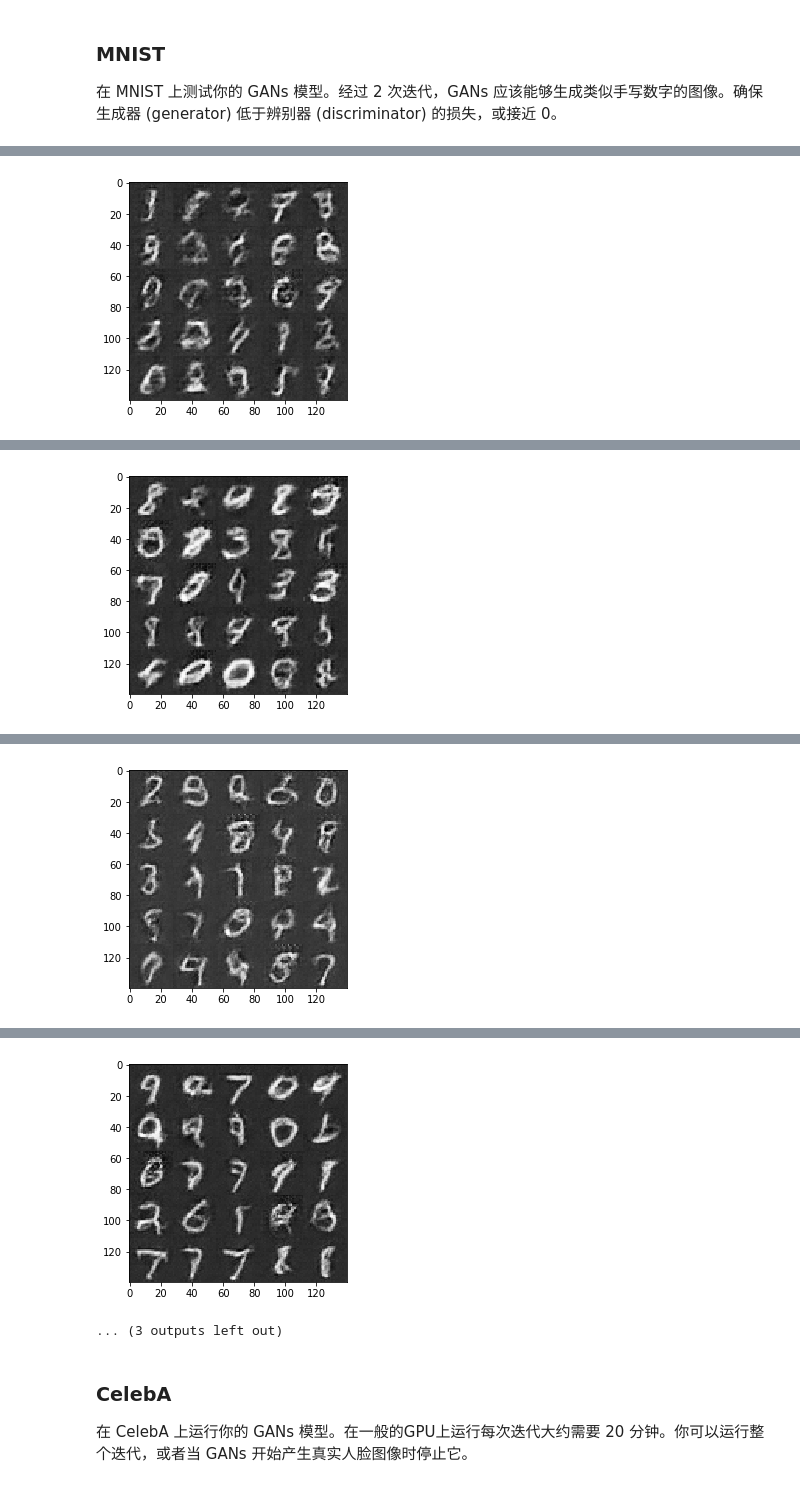
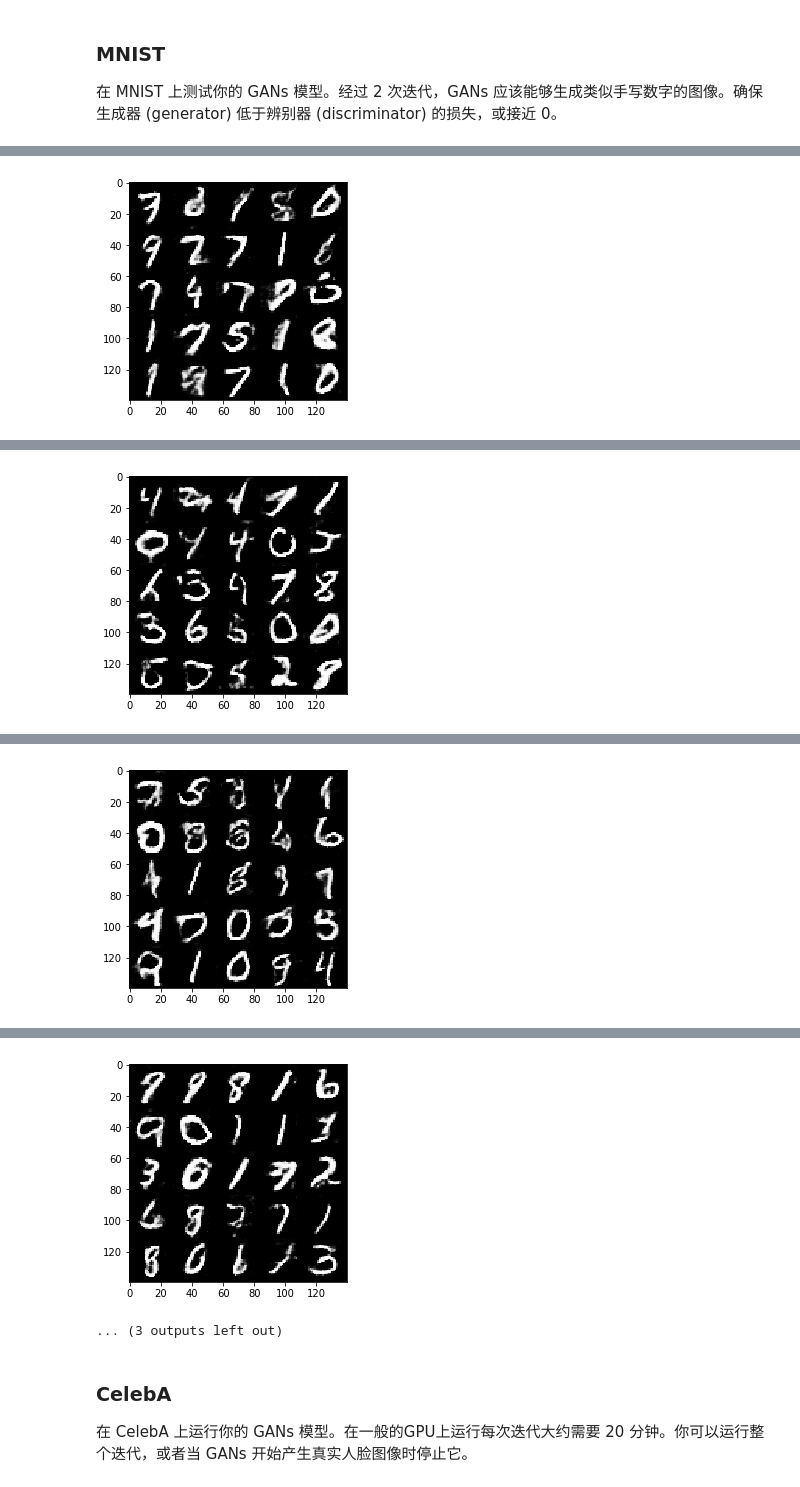
Before and after one commit to hongyang01613/dlnd_face_generation, a Jupyter notebook: dlnd_face_generation.ipynb, the cells around one changed output, grey strips where cells are left out. Drawn from its saved outputs; the diff is of its cells as text; code cells hidden in the pictures.

```diff
--- a/dlnd_face_generation.ipynb
+++ b/dlnd_face_generation.ipynb
@@ -151,18 +151,23 @@ def discriminator(images, reuse=False):
     # TODO: Implement Function
     with tf.variable_scope('discriminator', reuse=reuse):
 
-        x1 = tf.layers.conv2d(images, 64, 5, strides=2, padding='same')
+        x1 = tf.layers.conv2d(images, 64, 5, strides=2, padding='same',
+                              kernel_initializer=tf.contrib.layers.xavier_initializer())
         #x1 = tf.nn.relu(x1)
         #print('discriminator x1:', x1)
 
-        x2 = tf.layers.conv2d(x1, 128, 5, strides=2, padding='same')
+        x2 = tf.layers.conv2d(x1, 128, 5, strides=2, padding='same',
+                             kernel_initializer=tf.contrib.layers.xavier_initializer())
         x2 = tf.layers.batch_normalization(x2, training=True)
         x2 = tf.maximum(0.01 * x2, x2)
+        x2 = tf.nn.dropout(x2, keep_prob=0.8)
         #x2 = tf.nn.relu(x2)
         #print('discriminator x2:', x2)
-        x3 = tf.layers.conv2d(x2, 256, 5, strides=2, padding='same')
+        x3 = tf.layers.conv2d(x2, 256, 5, strides=2, padding='same',
+                             kernel_initializer=tf.contrib.layers.xavier_initializer())
         x3 = tf.layers.batch_normalization(x3, training=True)
         x3 = tf.maximum(0.01 * x3, x3)
+        x3 = tf.nn.dropout(x3, keep_prob=0.8)
         #x3 = tf.nn.relu(x3)
         #print('discriminator x3:', x3)
 
@@ -204,17 +209,20 @@ def generator(z, out_channel_dim, is_train=True):
         x = tf.reshape(x, (-1, 7, 7, 512))
         x = tf.layers.batch_normalization(x, training=is_train)
         x = tf.maximum(alpha * x, x)
+        #x = tf.nn.dropout(x, keep_prob=0.8)
 
         conv1 = tf.layers.conv2d_transpose(x, 256, 5, strides=1, padding="same")
         conv1 = tf.layers.batch_normalization(conv1, training=is_train)
         conv1 = tf.maximum(alpha * conv1, conv1)
+        #conv1 = tf.nn.dropout(conv1, keep_prob=0.8)
 
         conv2 = tf.layers.conv2d_transpose(conv1, 128, 5, strides=2, padding="same")
         conv2 = tf.layers.batch_normalization(conv2, training=is_train)
         conv2 = tf.maximum(alpha * conv2, conv2)
+        #conv2 = tf.nn.dropout(conv2, keep_prob=0.8)
 
         logits = tf.layers.conv2d_transpose(conv2, out_channel_dim, 5, strides=2, padding="same")
-    return tf.tanh(logits)
+    return 0.5 * tf.tanh(logits)
 
 
 
@@ -444,7 +452,7 @@ def train(epoch_count, batch_size, z_dim, learning_rate, beta1, get_batches, dat
 # %%
 batch_size = 32
 z_dim = 100
-learningRate = 0.0002
+learningRate = 0.001
 beta1 = 0.5
 
 
@@ -492 +500 @@ Epoch 1/2...1500 Discriminator Loss: 0.3951... Generator Loss: 3.1897
-[figure, old version]
+[figure, new version]
@@ -504 +512 @@ Epoch 2/2...2000 Discriminator Loss: 1.4961... Generator Loss: 4.4228
-[figure, old version]
+[figure, new version]
@@ -515 +523 @@ Epoch 2/2...2500 Discriminator Loss: 0.4640... Generator Loss: 2.3617
-[figure, old version]
+[figure, new version]
@@ -526,4 +534,4 @@ Epoch 2/2...3000 Discriminator Loss: 0.3827... Generator Loss: 3.4433
-[figure, old version]
+[figure, new version]
 ... (3 outputs left out)
 # %% [markdown]
 ### CelebA
```
Also changed, not shown: parts of 2 cells of this notebook, 2 other files.
